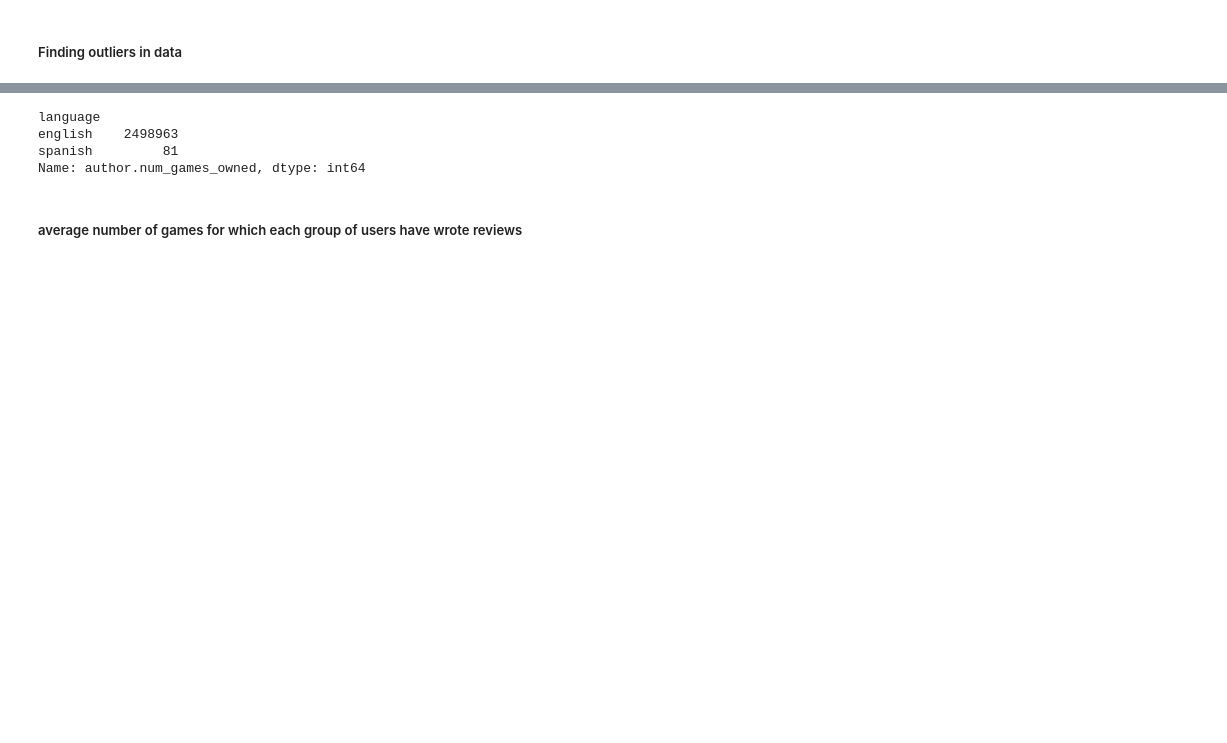
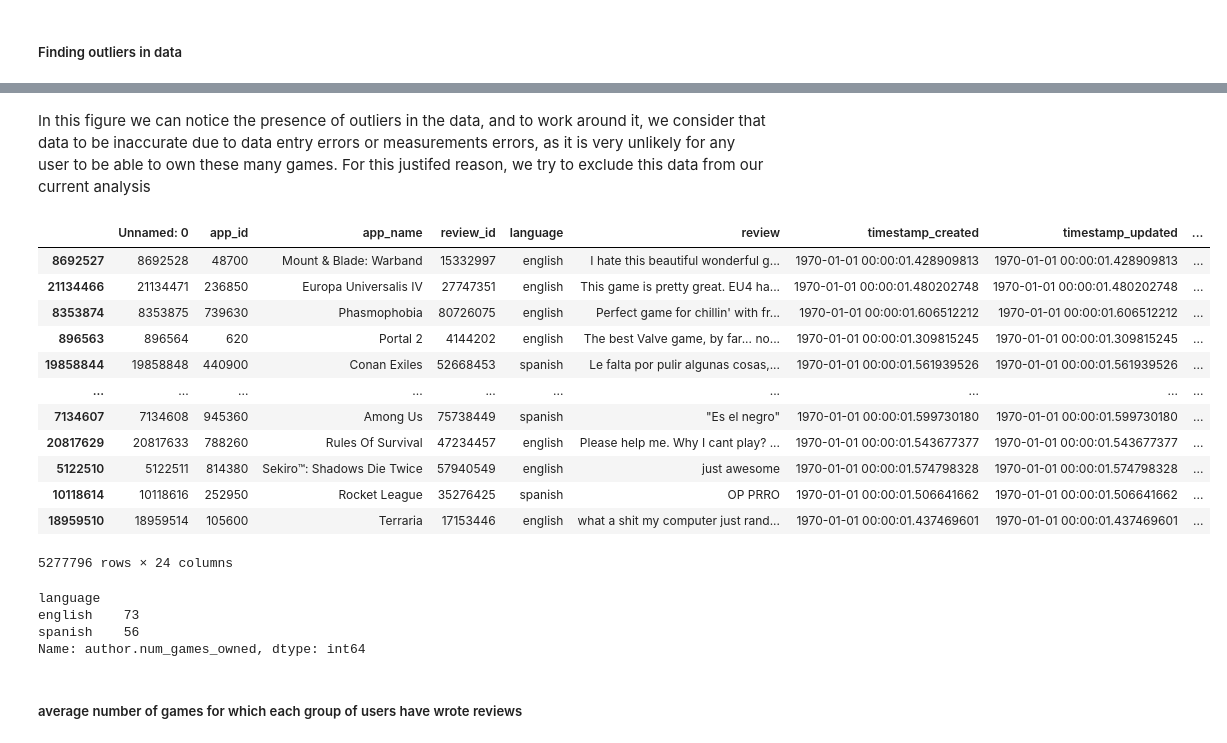
Before and after one commit to yaraoyoussef/ADM-HW2, a Jupyter notebook: main.ipynb, the cells around one changed output, grey strips where cells are left out. Drawn from its saved outputs; the diff is of its cells as text; code cells hidden in the pictures; blank space fills up the shorter version.

```diff
--- a/main.ipynb
+++ b/main.ipynb
@@ -982,18 +990,42 @@ most_recent_games_owned = filtered_sorted_df.drop_duplicates(subset='author.stea
+# %% [markdown]
+In this figure we can notice the presence of outliers in the data, and to work around it, we consider that data to be inaccurate due to data entry errors or measurements errors, as it is very unlikely for any user to be able to own these many games. For this justifed reason, we try to exclude this data from our current analysis
+# %%
+# Calculate Q1 (25th percentile) and Q3 (75th percentile)
+Q1 = most_recent_games_owned['author.num_games_owned'].quantile(0.25)
+Q3 = most_recent_games_owned['author.num_games_owned'].quantile(0.75)
+IQR = Q3 - Q1
+
+# Define bounds for outliers
+lower_bound = Q1 - 1.5 * IQR
+upper_bound = Q3 + 1.5 * IQR
+
+# Exclude rows where 'number_of_games_owned' is an outlier
+df_no_outliers = most_recent_games_owned[(most_recent_games_owned['author.num_games_owned'] >= lower_bound) & (most_recent_games_owned['author.num_games_owned'] <= upper_bound)]
+
+df_no_outliers.sort_values(by=['author.num_games_owned'], ascending=False)
+# %% [output]
+|  | Unnamed: 0 | app_id | app_name | review_id | language | review | timestamp_created | timestamp_updated | ... |
+| 8692527 | 8692528 | 48700 | Mount & Blade: Warband | 15332997 | english | I hate this beautiful wonderful g... | 1970-01-01 00:00:01.428909813 | 1970-01-01 00:00:01.428909813 | ... |
+| 21134466 | 21134471 | 236850 | Europa Universalis IV | 27747351 | english | This game is pretty great. EU4 ha... | 1970-01-01 00:00:01.480202748 | 1970-01-01 00:00:01.480202748 | ... |
+| 8353874 | 8353875 | 739630 | Phasmophobia | 80726075 | english | Perfect game for chillin' with fr... | 1970-01-01 00:00:01.606512212 | 1970-01-01 00:00:01.606512212 | ... |
+| 896563 | 896564 | 620 | Portal 2 | 4144202 | english | The best Valve game, by far... no... | 1970-01-01 00:00:01.309815245 | 1970-01-01 00:00:01.309815245 | ... |
+| 19858844 | 19858848 | 440900 | Conan Exiles | 52668453 | spanish | Le falta por pulir algunas cosas,... | 1970-01-01 00:00:01.561939526 | 1970-01-01 00:00:01.561939526 | ... |
+| ... | ... | ... | ... | ... | ... | ... | ... | ... | ... |
+| 7134607 | 7134608 | 945360 | Among Us | 75738449 | spanish | "Es el negro" | 1970-01-01 00:00:01.599730180 | 1970-01-01 00:00:01.599730180 | ... |
+| 20817629 | 20817633 | 788260 | Rules Of Survival | 47234457 | english | Please help me. Why I cant play? ... | 1970-01-01 00:00:01.543677377 | 1970-01-01 00:00:01.543677377 | ... |
+| 5122510 | 5122511 | 814380 | Sekiro™: Shadows Die Twice | 57940549 | english | just awesome | 1970-01-01 00:00:01.574798328 | 1970-01-01 00:00:01.574798328 | ... |
+| 10118614 | 10118616 | 252950 | Rocket League | 35276425 | spanish | OP PRRO | 1970-01-01 00:00:01.506641662 | 1970-01-01 00:00:01.506641662 | ... |
+| 18959510 | 18959514 | 105600 | Terraria | 17153446 | english | what a shit my computer just rand... | 1970-01-01 00:00:01.437469601 | 1970-01-01 00:00:01.437469601 | ... |
+5277796 rows × 24 columns
 # %%
-# assume that the number of games owned by each user is the one of the most recent timestamp
-
-# keep the most recent timestamp for each user
-filtered_sorted_df = filtered_df.sort_values(by=['author.steamid', 'timestamp_updated'])
-most_recent_games_owned = filtered_sorted_df.drop_duplicates(subset='author.steamid', keep='last')
-
 # calculate average number of games owned by english and spanish users, and rounding it to integers
-avg_nmbr_games = most_recent_games_owned.groupby('language')['author.num_games_owned'].mean().round().astype(int)
+avg_nmbr_games = df_no_outliers.groupby('language')['author.num_games_owned'].mean().round().astype(int)
 
 avg_nmbr_games
 # %% [output]
 language
-english    2498963
-spanish         81
+english    73
+spanish    56
 Name: author.num_games_owned, dtype: int64
 # %% [markdown]
 ##### average number of games for which each group of users have wrote reviews
```
Also changed, not shown: parts of 1 cell of this notebook.
